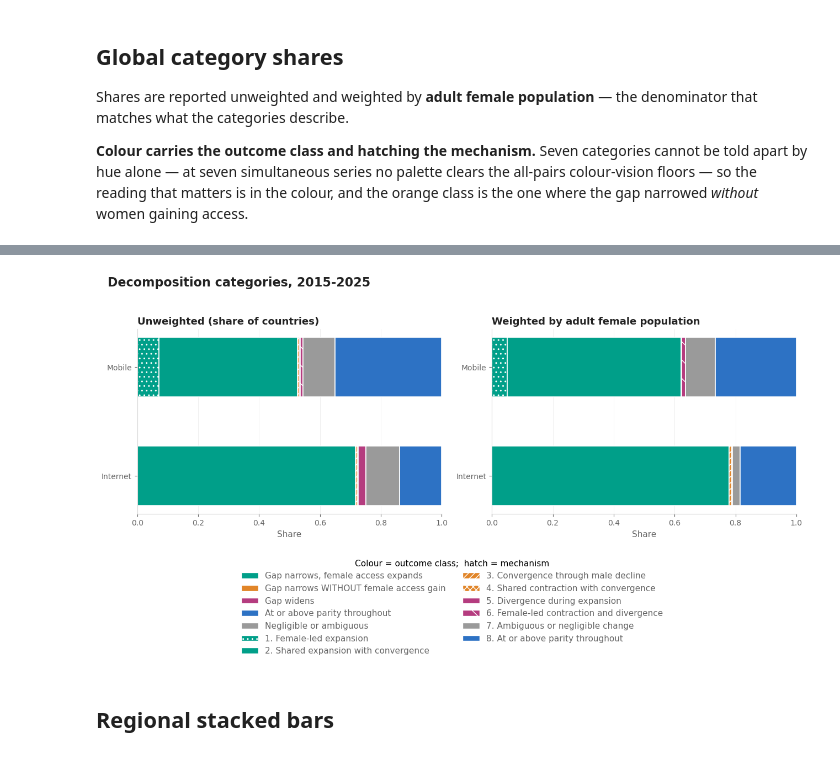
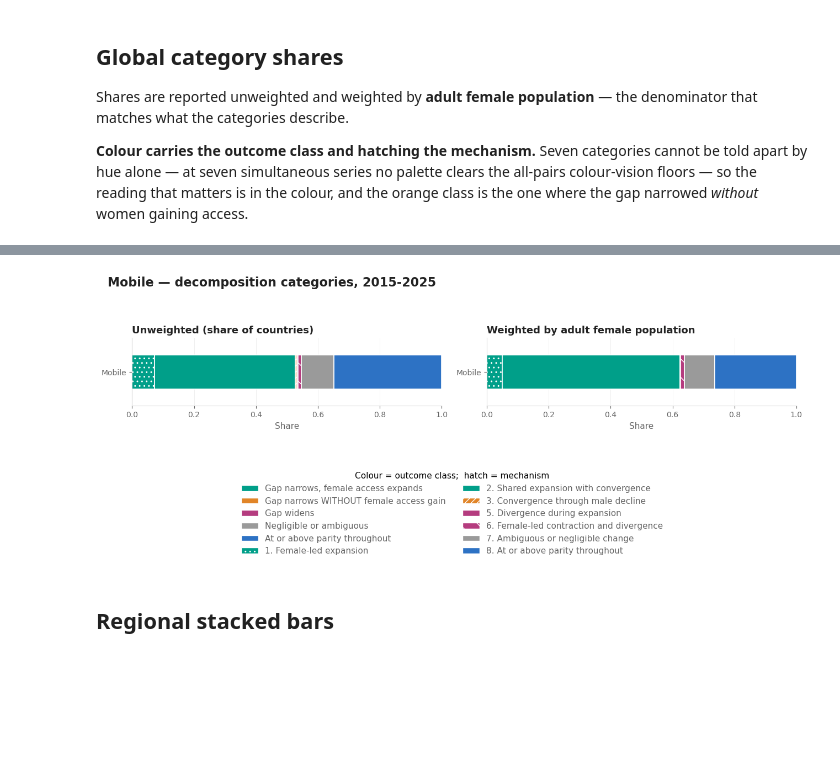
Before and after one commit to vallerrr/dgg_national, a Jupyter notebook: src/analysis_notebooks/06_coherent_ggi_decomposition.ipynb, the cells around one changed output, grey strips where cells are left out. Cells and saved outputs as stored; diff of their text form; code cells hidden in the pictures; blank space fills up the shorter version.

```diff
--- a/src/analysis_notebooks/06_coherent_ggi_decomposition.ipynb
+++ b/src/analysis_notebooks/06_coherent_ggi_decomposition.ipynb
@@ -212,40 +287,34 @@ apart by hue alone — at seven simultaneous series no palette clears the all-pa
 floors — so the reading that matters is in the colour, and the orange class is the one where the
 gap narrowed *without* women gaining access.
 # %%
-fig, axes = plt.subplots(1, 2, figsize=(13, 5))
+fig, axes = plt.subplots(1, 2, figsize=(13, 3.0))
+block = at(cat_global)
 
 for ax, weighting in zip(axes, ['share_unweighted', 'share_pop_weighted']):
-    block = cat_global[cat_global['interval'] == PRIMARY]
-    left = dict.fromkeys(params.COHERENT_GGI['indicators'], 0.0)
-    for _, row in block.sort_values(['indicator', 'category']).iterrows():
-        ind = row['indicator']
-        y = params.COHERENT_GGI['indicators'].index(ind)
-        code_ = int(row['category'])
-        ax.barh(y, row[weighting], left=left[ind], height=0.55,
-                edgecolor='white', linewidth=1.2, **cat_style(code_))
-        left[ind] += row[weighting]
+    left = 0.0
+    for _, row in block.sort_values('category').iterrows():
+        ax.barh(0, row[weighting], left=left, height=0.5,
+                edgecolor='white', linewidth=1.2, **cat_style(row['category']))
+        left += row[weighting]
 
-    ax.set_yticks(range(len(params.COHERENT_GGI['indicators'])))
-    ax.set_yticklabels([i.capitalize() for i in params.COHERENT_GGI['indicators']])
+    ax.set_yticks([0])
+    ax.set_yticklabels([INDICATOR.capitalize()])
     ax.set_xlim(0, 1)
+    ax.set_ylim(-0.5, 0.5)
     title = 'Unweighted (share of countries)' if weighting == 'share_unweighted' \
         else 'Weighted by adult female population'
     tidy(ax, title=title, xlabel='Share')
     ax.grid(axis='y', visible=False)
     ax.grid(axis='x', color=GRID, linewidth=0.5, alpha=0.6)
 
-handles = [mpatches.Patch(facecolor=CAT_COLOUR[int(c)], edgecolor='white',
-                          hatch=CAT_HATCH[int(c)], label=f'{int(c)}. {CAT_LABEL[c]}')
-           for c in CATS['code']]
-class_handles = [mpatches.Patch(facecolor=CLASS_COLOUR[k], edgecolor='white', label=v)
-                 for k, v in CLASS_LABEL.items()]
-fig.legend(handles=class_handles + handles, loc='lower center', ncol=2, frameon=False,
-           fontsize=STYLE['tick_fs'], labelcolor=MUTED, bbox_to_anchor=(0.5, -0.42),
+present = block.loc[block['n_countries'] > 0, 'category']
+fig.legend(handles=legend_handles(present), loc='lower center', ncol=2, frameon=False,
+           fontsize=STYLE['tick_fs'], labelcolor=MUTED, bbox_to_anchor=(0.5, -0.75),
            title='Colour = outcome class;  hatch = mechanism', title_fontsize=STYLE['tick_fs'])
-fig.suptitle(f'Decomposition categories, {PRIMARY}', fontsize=STYLE['title_fs'],
-             color=INK, fontweight='bold', x=0.02, ha='left')
-fig.tight_layout(rect=[0, 0, 1, 0.94])
-fig.savefig(FIGDIR / 'global_category_shares.png', dpi=STYLE['dpi'], bbox_inches='tight')
-cat_global[cat_global['interval'] == PRIMARY].round(4)
+fig.suptitle(f'{INDICATOR.capitalize()} — decomposition categories, {PRIMARY}',
+             fontsize=STYLE['title_fs'], color=INK, fontweight='bold', x=0.02, ha='left')
+fig.tight_layout(rect=[0, 0, 1, 0.86])
+fig.savefig(FIGDIR / f'global_category_shares_{INDICATOR}.png', dpi=STYLE['dpi'], bbox_inches='tight')
+block.round(4)
 # %% [output]
 |  | indicator | interval | category | category_label | n_countries | share_unweighted | share_pop_weighted | ... |
@@ -268,4 +329,4 @@ cat_global[cat_global['interval'] == PRIMARY].round(4)
-[figure, old version]
+[figure, new version]
 # %% [markdown]
 ## Regional stacked bars
 # %%
```
Also changed, not shown: parts of 17 cells of this notebook, 29 other files.
